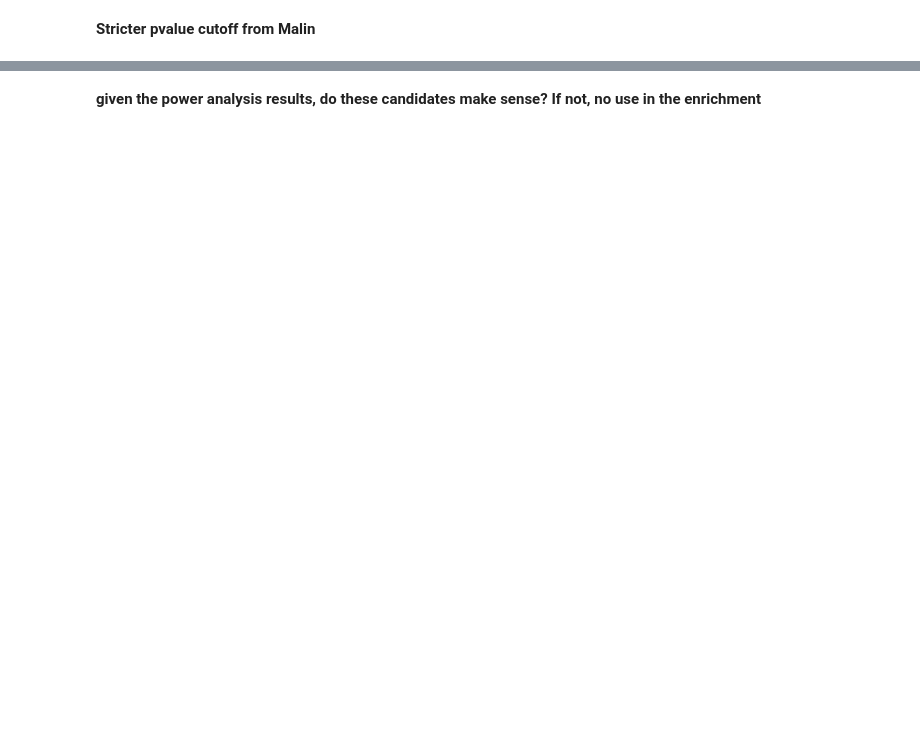
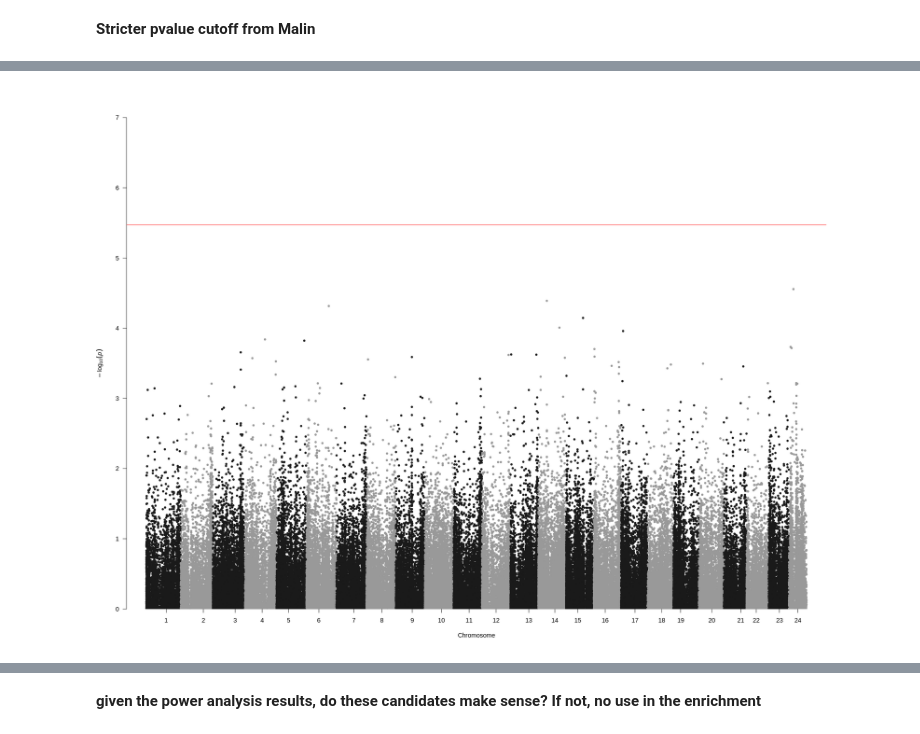
Before and after one commit to katcatalano/ClownfishGWAS, a Jupyter notebook: notebooks/plot_pcangsd_assoc.ipynb, the cells around one changed output, grey strips where cells are left out. Drawn from its saved outputs; the diff is of its cells as text; code cells hidden in the pictures; blank space fills up the shorter version.

```diff
--- a/notebooks/plot_pcangsd_assoc.ipynb
+++ b/notebooks/plot_pcangsd_assoc.ipynb
@@ -491,0 +392,9 @@ nrow(sl_candidates)/nrow(lrt_filt_sl)
+# %%
+#gw_ucrit <- quantile(ucrit_null_lowest$null_min_pvalue, .025)[[1]]
+#gw_ucrit_null <- dchisq(min(ucrit_null_top$LRT), df=1)
+#png("/data/katrinac/APPC_sequencing/DNA/trimmed_reads/mapping/ensembl/genotypes/angsd/results/ucrit_manhattan_chrom_null_sig_minq_0.05.png")
+qqman::manhattan(lrt_filt_ucrit, chr="Chromosome_man", bp="Position", p="pvalue", genomewideline = -log10(ucrit_gw_cutoff), ylim = c(0, 7), suggestiveline = F)#, highlight =lrt_filt_ucrit[locus %in% ucrit_perm_pvalues_int[pvalue < min_pvalue, locus], SNP])
+#dev.off()
+#gw_ucrit
+# %% [output]
+[figure, added]
```
Also changed, not shown: parts of 108 cells of this notebook.
